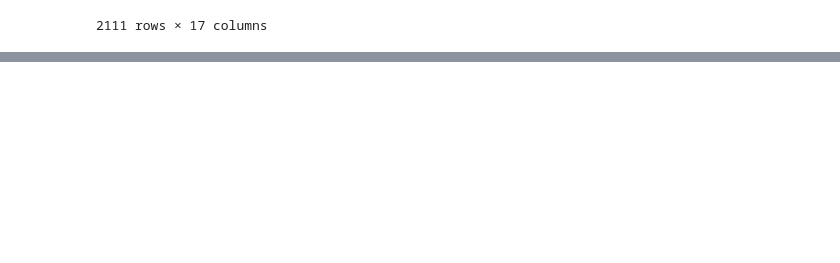
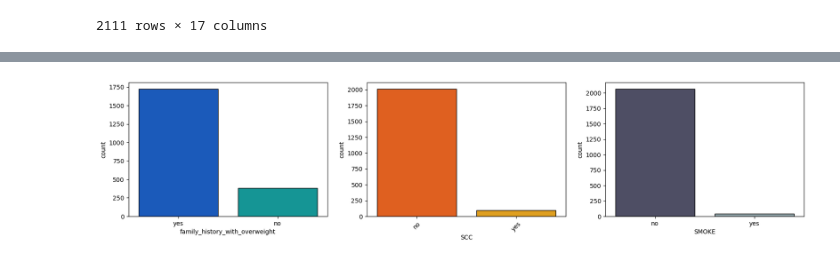
Before and after one commit to v0rein/FinalProject, a Jupyter notebook: Final_Project.ipynb, the cells around one changed output, grey strips where cells are left out. Cells and saved outputs as stored; diff of their text form; code cells hidden in the pictures; blank space fills up the shorter version.

```diff
--- a/Final_Project.ipynb
+++ b/Final_Project.ipynb
@@ -36,0 +89,13 @@ AttributeError: 'DataFrame' object has no attribute 'printschema'
+# %%
+plt.figure(figsize=(20,4))
+plt.subplot(131)
+sns.countplot(x= 'family_history_with_overweight', data = obesity_dataset, palette="winter",edgecolor="black")
+plt.subplot(132)
+sns.countplot(x= 'SCC', data = obesity_dataset, palette="autumn",edgecolor="black")
+plt.xticks(rotation=45)
+plt.subplot(133)
+sns.countplot(x= 'SMOKE', data = obesity_dataset, palette="bone",edgecolor="black")
+plt.xticks
+plt.show()
+# %% [output]
+[figure, added]
```
Also changed, not shown: parts of 10 cells of this notebook.
